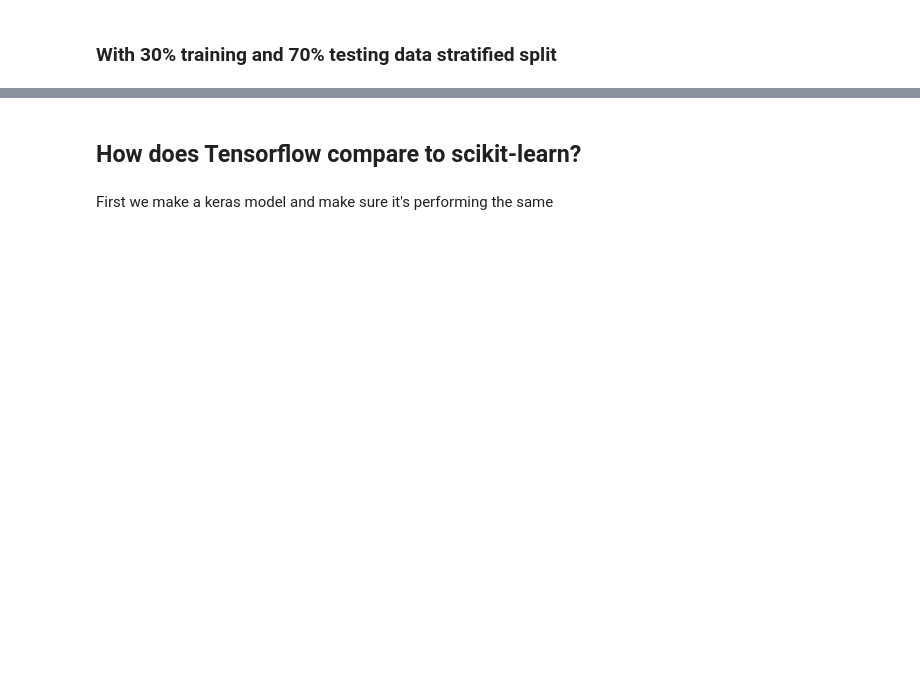
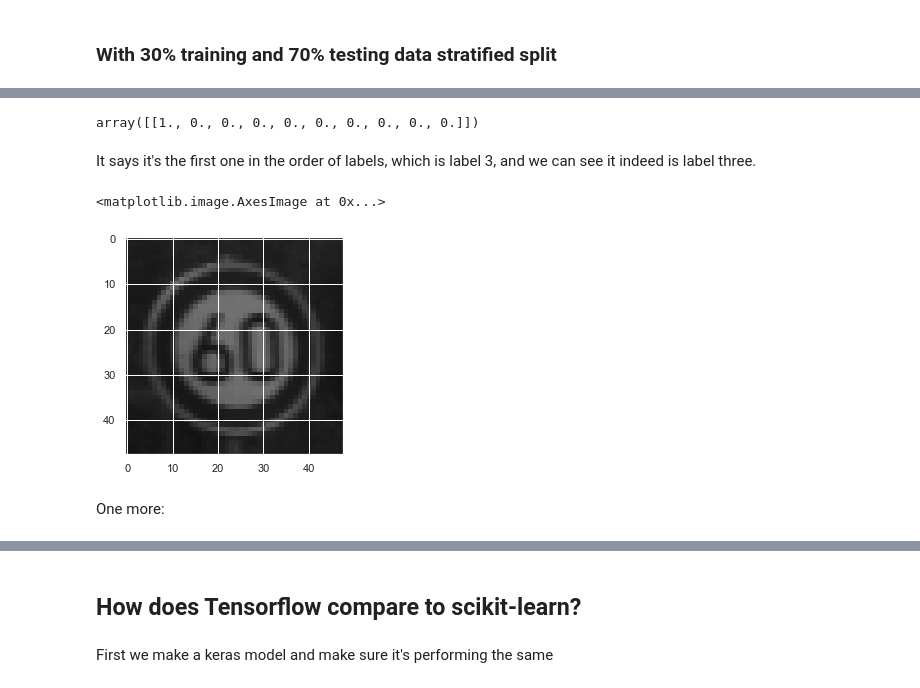
Before and after one commit to timkofu/F21DL, a Jupyter notebook: classy/view/jupyter_notebook/Coursework Two.ipynb, the cells around one changed output, grey strips where cells are left out. Saved outputs shown, nothing was run; the diff lists cells and outputs as text; code cells hidden in the pictures; blank space fills up the shorter version.

```diff
--- a/classy/view/jupyter_notebook/Coursework Two.ipynb
+++ b/classy/view/jupyter_notebook/Coursework Two.ipynb
@@ -589,0 +819,3 @@ skplt.metrics.plot_roc(y_test, predicted_probas, figsize=(20,10))
+# %%
+image = dataset.iloc[200]
+image
@@ -589,0 +835,17 @@ skplt.metrics.plot_roc(y_test, predicted_probas, figsize=(20,10))
+# %%
+goldmaster_nn.predict_proba(image[:-1].values.reshape(1, -1))
+# %% [output]
+array([[1., 0., 0., 0., 0., 0., 0., 0., 0., 0.]])
+# %% [markdown]
+It says it's the first one in the order of labels, which is label 3, and we can see it indeed is label three.
+# %%
+plt.imshow(
+    image[:-1].values.reshape((48,48)),
+    cmap='gray',  # Tell matplot lib the image is grayscale
+    vmin=0, vmax=255  # Tell matplotlib the range of pixels
+)
+# %% [output]
+<matplotlib.image.AxesImage at 0x...>
+[figure, added]
+# %% [markdown]
+One more:
```
Also changed, not shown: parts of 69 cells of this notebook, 34 other files.
